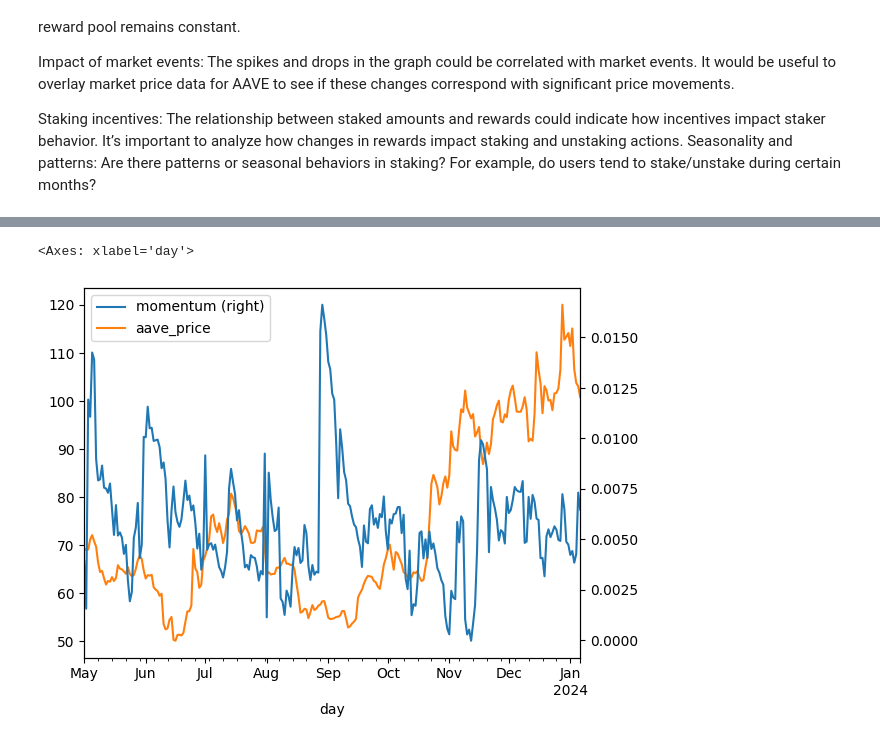
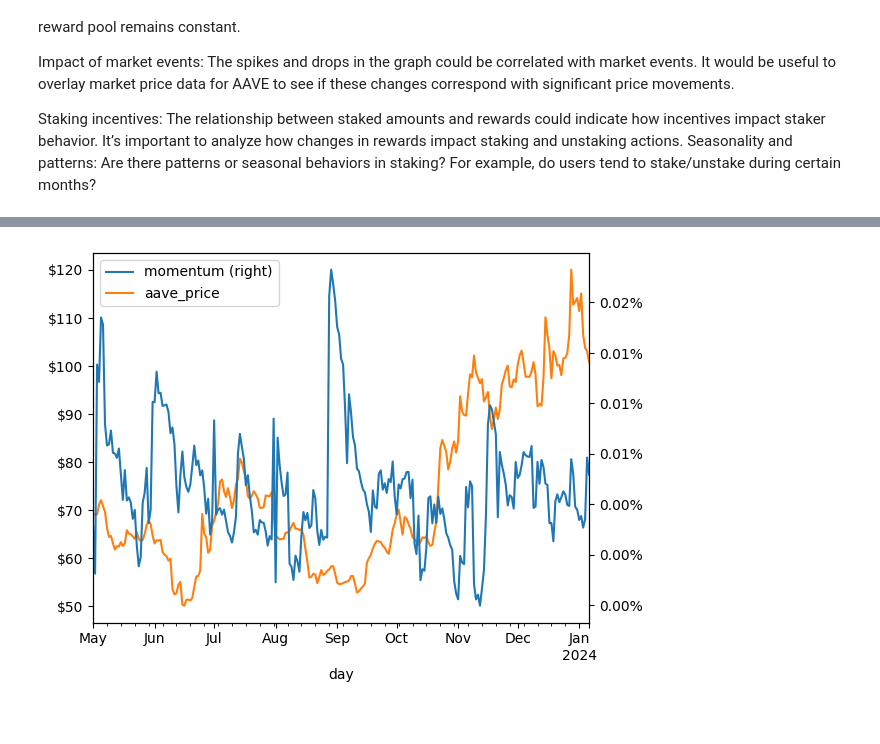
Before and after one commit to DarthShoge/ts_demo, a Jupyter notebook: dashboard/dashboard.ipynb, the cells around one changed output, grey strips where cells are left out. Saved outputs shown, nothing was run; the diff lists cells and outputs as text; code cells hidden in the pictures.

```diff
--- a/dashboard/dashboard.ipynb
+++ b/dashboard/dashboard.ipynb
@@ -27,2 +58,3 @@ Dune Analytics offers a comprehensive and accessible platform for extracting and
 # %%
-stkAAVE_cumulative_stake = requests.get(f'https://api.dune.com/api/v1/query/155127/results?api_key={api_key}').json()
+cum_stkAAVE_df = get_data(f'https://api.dune.com/api/v1/query/155127/results')
+print(cum_stkAAVE_df.head())
@@ -29,5 +76,0 @@ stkAAVE_cumulative_stake = requests.get(f'https://api.dune.com/api/v1/query/1551
-# %%
-cum_stkAAVE_df = pd.DataFrame( stkAAVE_cumulative_stake['result']['rows'])
-cum_stkAAVE_df.index = pd.to_datetime(cum_stkAAVE_df['day'])
-cum_stkAAVE_df = cum_stkAAVE_df.sort_index()
-print(cum_stkAAVE_df.head())
@@ -85,0 +108,3 @@ aave_liquidations = requests.get(f'https://api.dune.com/api/v1/query/1955184/res
+# %%
+aave_raw_df = get_data(f'https://api.dune.com/api/v1/query/1950532/results')
+aave_raw_df
@@ -161,9 +190,12 @@ day
 # %%
 
+fig, ax = plt.subplots()
 momentum = aave_cumulative_df['Borrow_Repay_Diff'].pct_change().ewm(span=20).mean()
 momentum.name = 'momentum'
 price_momentum = pd.merge(momentum, cum_stkAAVE_df['aave_price'], left_index=True, right_index=True)
-price_momentum.loc['20230501':].plot(secondary_y='momentum')
+
+price_momentum.loc['20230501':].plot(ax=ax, secondary_y='momentum')
+ax.yaxis.set_major_formatter(money_formatter)
+ax.right_ax.yaxis.set_major_formatter(percent_formatter)
 # %% [output]
-<Axes: xlabel='day'>
-[figure, old version]
+[figure, new version]
```
Also changed, not shown: parts of 14 cells of this notebook.
